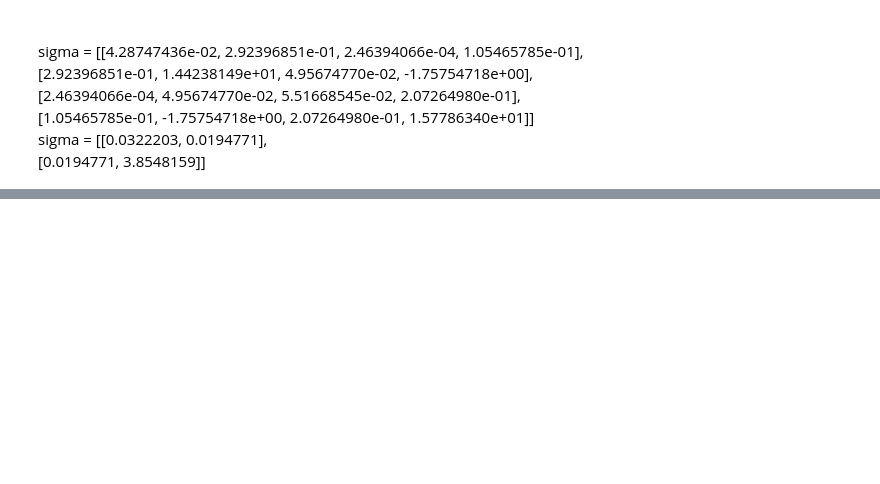
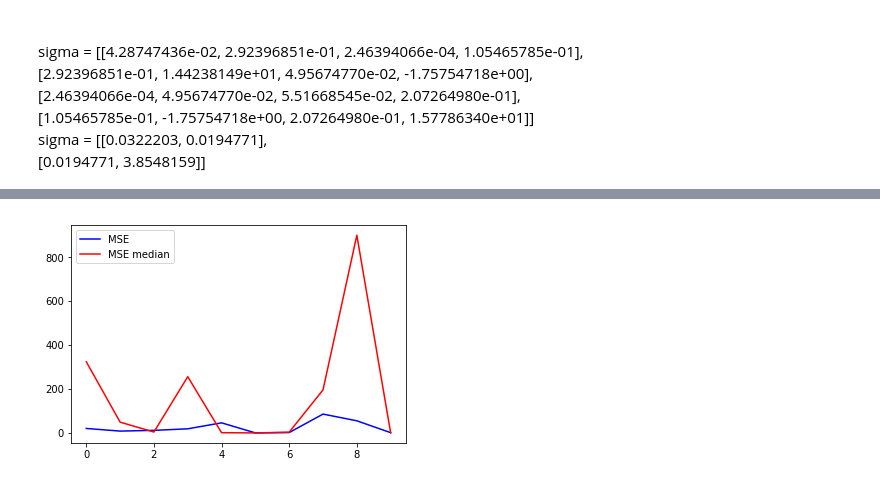
Before and after one commit to lauraperge/AML-EM4KDE, a Jupyter notebook: EM_KDE_imputation/EM_KDE_impute.ipynb, the cells around one changed output, grey strips where cells are left out. Saved outputs shown, nothing was run; the diff lists cells and outputs as text; code cells hidden in the pictures; blank space fills up the shorter version.

```diff
--- a/EM_KDE_imputation/EM_KDE_impute.ipynb
+++ b/EM_KDE_imputation/EM_KDE_impute.ipynb
@@ -119,0 +169,11 @@ plt.show()
+# %%
+plt.figure(3)
+
+plt.plot(np.arange(len(mse)), mse, '-b', label='MSE')
+plt.plot(np.arange(len(mse)), mse_median, '-r', label='MSE median')
+leg = plt.legend()
+plt.xlabel('Index')
+plt.ylabel('Imputation error MSE')
+plt.show()
+# %% [output]
+[figure, added]
```
Also changed, not shown: parts of 17 cells of this notebook, 2 other files.
